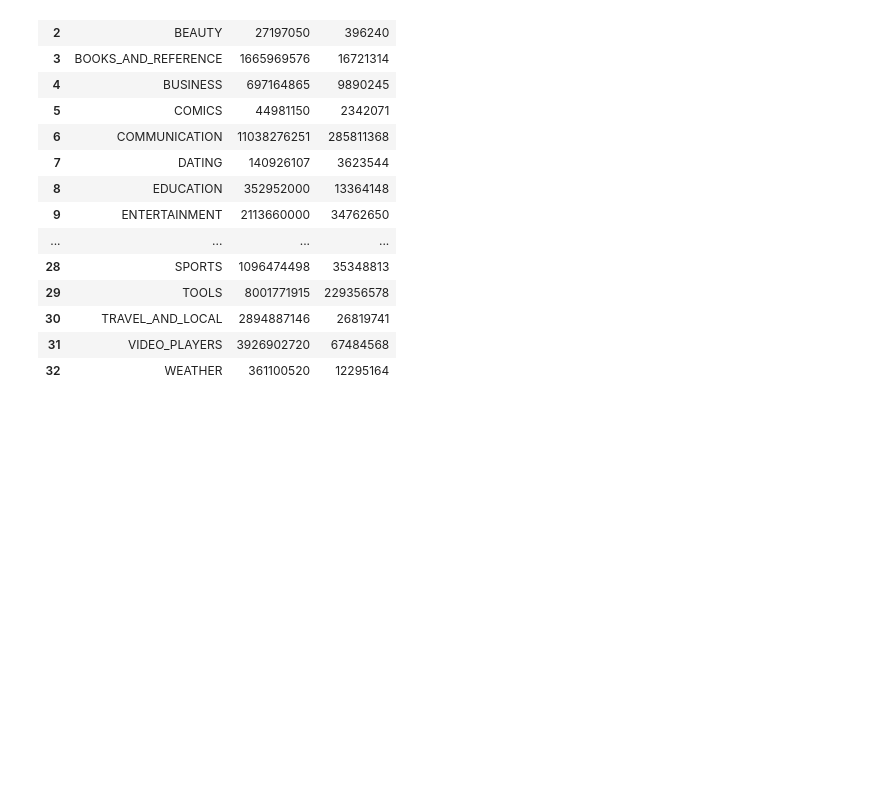
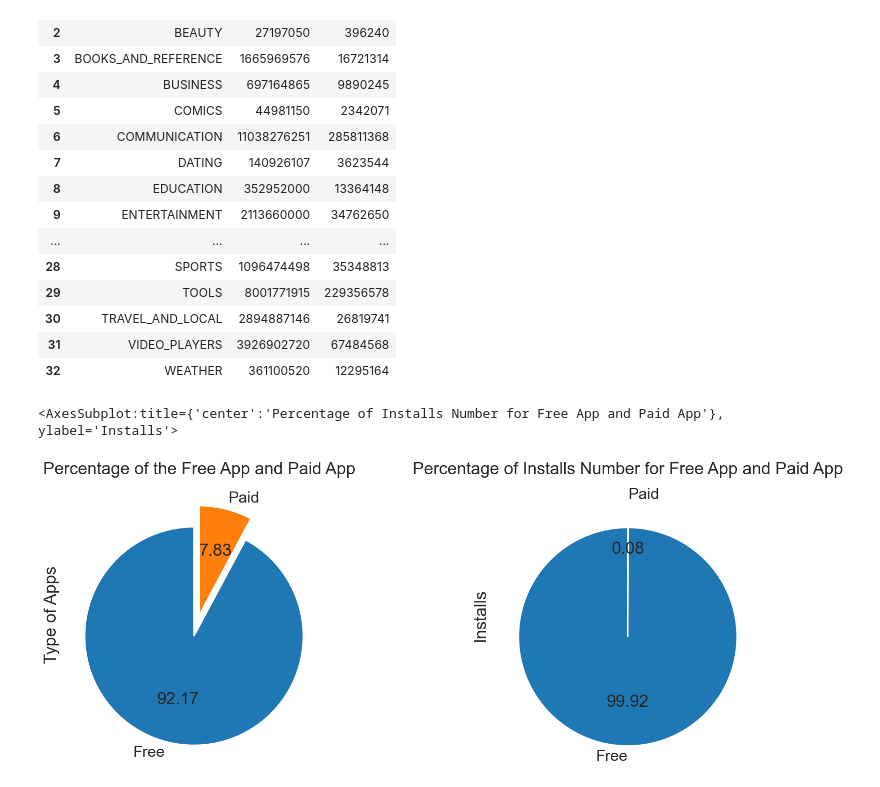
Before and after one commit to darshita2304/Data-Science-2.0, a Jupyter notebook: EDA/EDA_and_FE.ipynb, the cells around one changed output. Saved outputs shown, nothing was run; the diff lists cells and outputs as text; code cells hidden in the pictures; blank space fills up the shorter version.

```diff
--- a/EDA/EDA_and_FE.ipynb
+++ b/EDA/EDA_and_FE.ipynb
@@ -507,3 +547,13 @@ df.groupby('Category').agg({"Installs":"sum", "Reviews":"sum"}).reset_index()
 | 30 | TRAVEL_AND_LOCAL | 2894887146 | 26819741 |
 | 31 | VIDEO_PLAYERS | 3926902720 | 67484568 |
 | 32 | WEATHER | 361100520 | 12295164 |
+# %%
+df.groupby("Category").agg({"Installs":"sum","Reviews":"sum"}).reset_index()
+
+fig, ax = plt.subplots(1,2,figsize=(20,7))
+df.value_counts('Type').plot.pie(y='Type',startangle=90, explode=(0.2,0), title='Percentage of the Free App and Paid App', legend=False, autopct='%.2f', ax=ax[0])
+ax[0].set(ylabel='Type of Apps')
+df.groupby('Type').agg({'Installs':sum}).plot.pie(y='Installs', startangle=90, explode=(0.2,0), title='Percentage of Installs Number for Free App and Paid App', legend=False, autopct='%.2f', ax=ax[1])
+# %% [output]
+<AxesSubplot:title={'center':'Percentage of Installs Number for Free App and Paid App'}, ylabel='Installs'>
+[figure, added]
```
Also changed, not shown: parts of 11 cells of this notebook.
